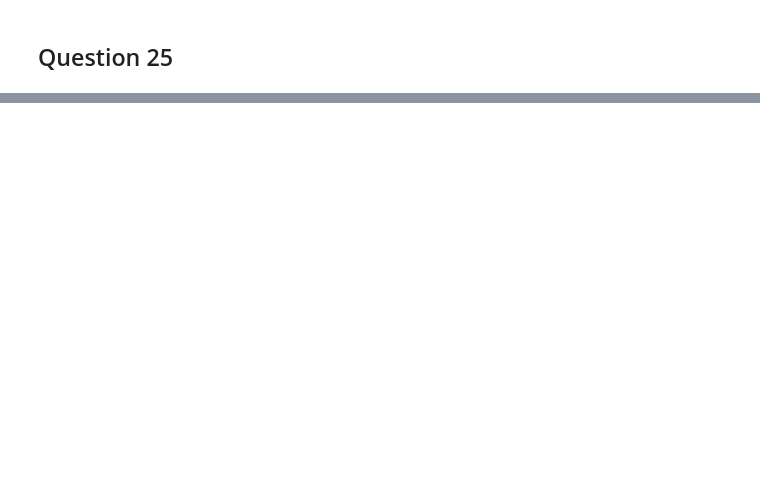
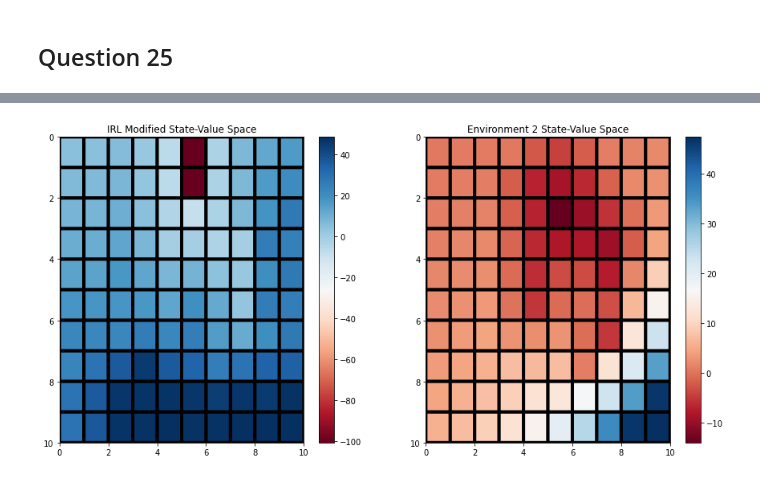
Before and after one commit to mlpotter/ECENGR232E-80, a Jupyter notebook: project_3/project3_MLP.ipynb, the cells around one changed output, grey strips where cells are left out. Saved outputs shown, nothing was run; the diff lists cells and outputs as text; code cells hidden in the pictures; blank space fills up the shorter version.

```diff
--- a/project_3/project3_MLP.ipynb
+++ b/project_3/project3_MLP.ipynb
@@ -685,0 +686,8 @@ create_heatmap(environment2.reward_space,'Reward 2 Space')
+# %%
+plt.figure(figsize=(15,7))
+plt.subplot(1,2,1)
+create_heatmap(value_IRL,"IRL Modified State-Value Space")
+plt.subplot(1,2,2)
+create_heatmap(V2,'Environment 2 State-Value Space')
+# %% [output]
+[figure, added]
```
Also changed, not shown: parts of 12 cells of this notebook.
